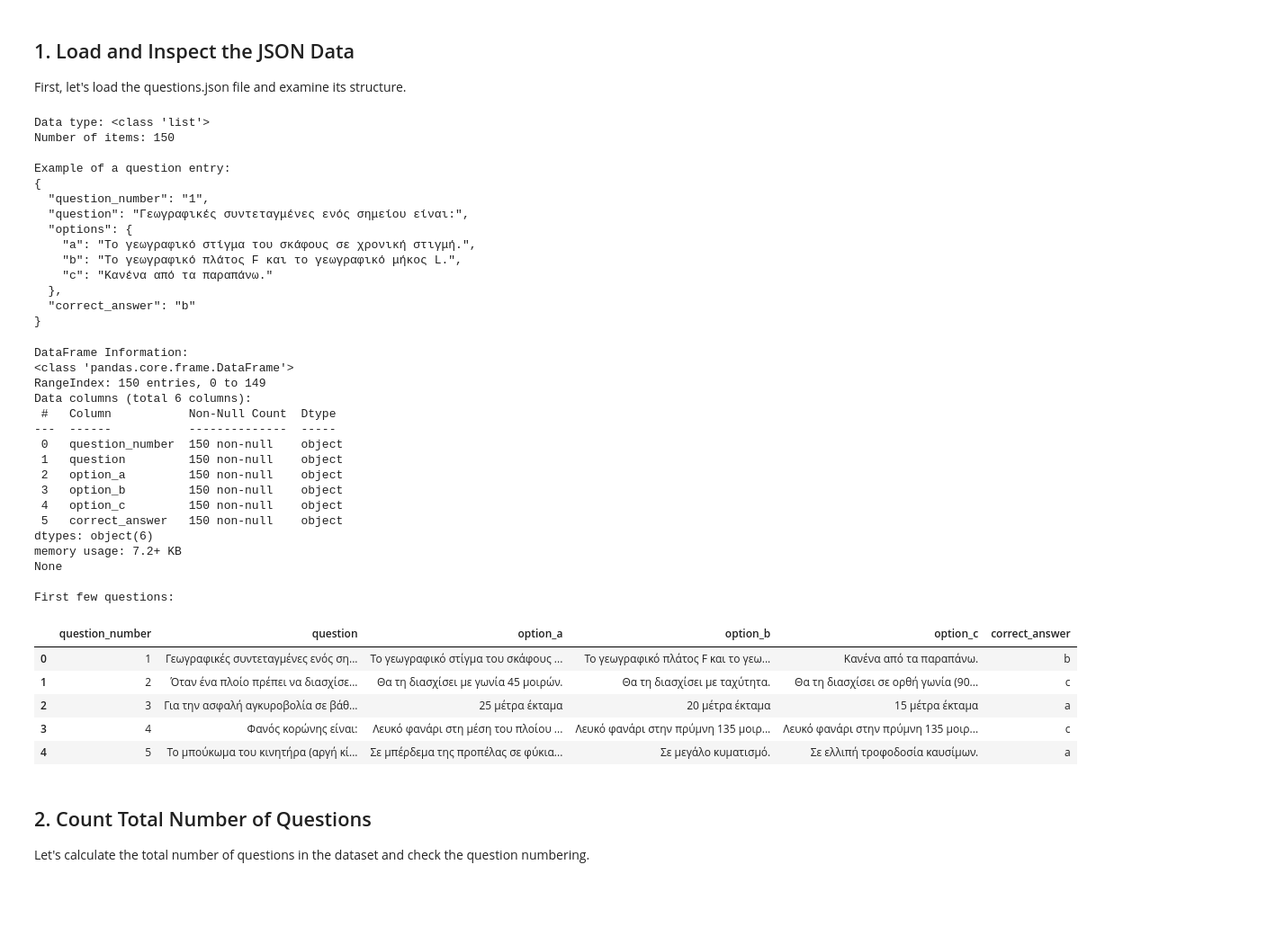
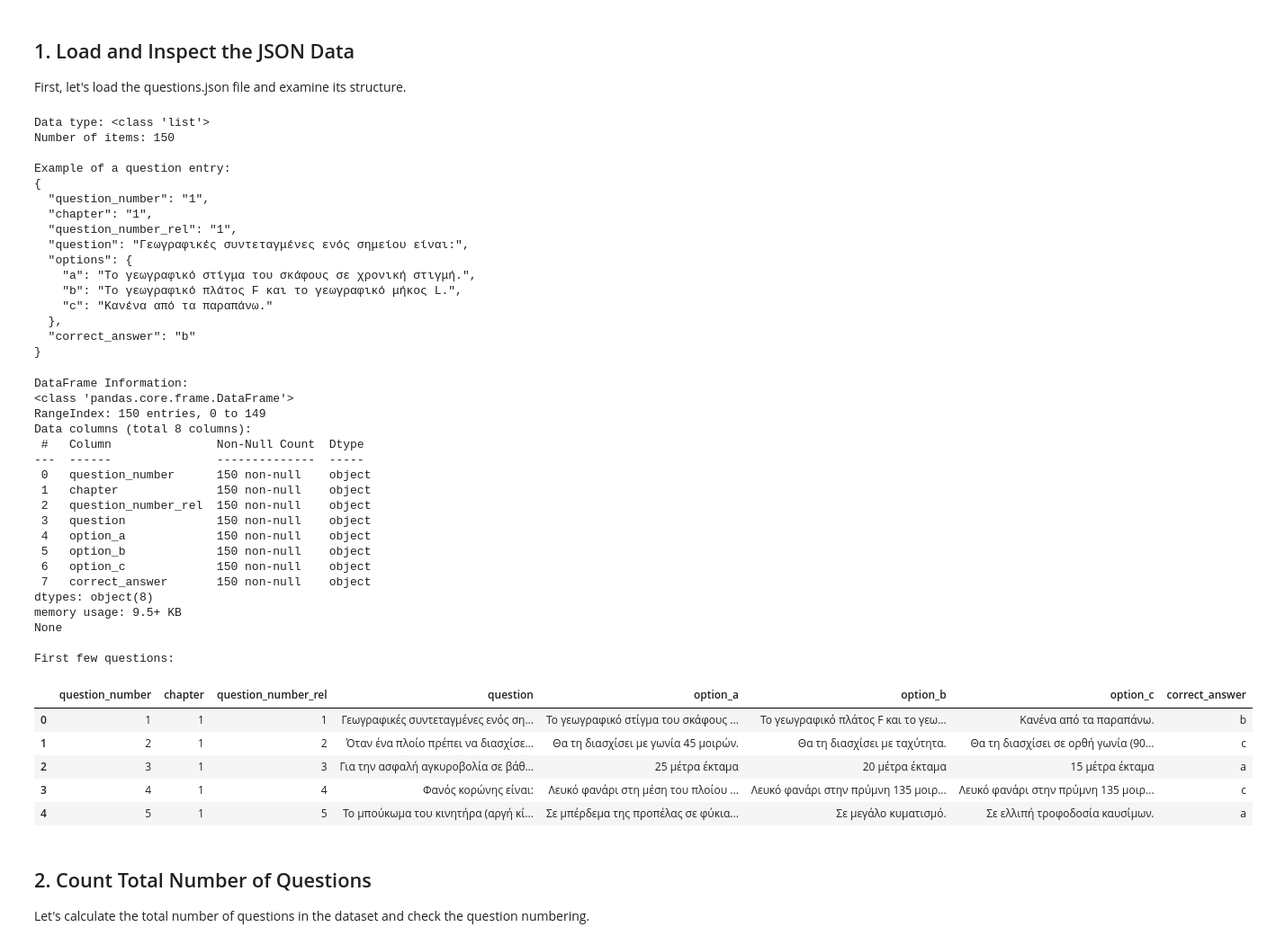
Before and after one commit to ibalampanis/boat-licence-quiz, a Jupyter notebook: quiz_analysis.ipynb, the cells around one changed output. Shown at 90% size. Saved outputs shown, nothing was run; the diff lists cells and outputs as text; code cells hidden in the pictures; blank space fills up the shorter version.

```diff
--- a/quiz_analysis.ipynb
+++ b/quiz_analysis.ipynb
@@ -34,7 +34,7 @@ pd.set_option('display.max_columns', None)
 First, let's load the questions.json file and examine its structure.
 # %%
 # Load the questions from the JSON file
-with open('questions_with_answers.json', 'r', encoding='utf-8') as f:
+with open('questions.json', 'r', encoding='utf-8') as f:
     questions = json.load(f)
 
 # Display the first question to understand the structure
@@ -49,6 +49,8 @@ Number of items: 150
 Example of a question entry:
 {
   "question_number": "1",
+  "chapter": "1",
+  "question_number_rel": "1",
   "question": "Γεωγραφικές συντεταγμένες ενός σημείου είναι:",
   "options": {
     "a": "Το γεωγραφικό στίγμα του σκάφους σε χρονική στιγμή.",
@@ -61,50 +63,54 @@ Example of a question entry:
 # Convert the questions to a pandas DataFrame for easier analysis
 # First, extract the options to separate columns
 questions_processed = []
 
 for question in questions:
     q_dict = {
         'question_number': question['question_number'],
+        'chapter': question['chapter'],
+        'question_number_rel': question['question_number_rel'],
         'question': question['question'],
         'option_a': question['options'].get('a', None),
         'option_b': question['options'].get('b', None),
         'option_c': question['options'].get('c', None),
         'correct_answer': question['correct_answer']
     }
     questions_processed.append(q_dict)
 
 # Create DataFrame
 df = pd.DataFrame(questions_processed)
 
 # Display DataFrame info and first few rows
 print("DataFrame Information:")
 print(df.info())
 print("\nFirst few questions:")
 df.head()
 # %% [output]
 DataFrame Information:
 <class 'pandas.core.frame.DataFrame'>
 RangeIndex: 150 entries, 0 to 149
-Data columns (total 6 columns):
- #   Column           Non-Null Count  Dtype
----  ------           --------------  -----
- 0   question_number  150 non-null    object
- 1   question         150 non-null    object
- 2   option_a         150 non-null    object
- 3   option_b         150 non-null    object
- 4   option_c         150 non-null    object
- 5   correct_answer   150 non-null    object
-dtypes: object(6)
-memory usage: 7.2+ KB
+Data columns (total 8 columns):
+ #   Column               Non-Null Count  Dtype
+---  ------               --------------  -----
+ 0   question_number      150 non-null    object
+ 1   chapter              150 non-null    object
+ 2   question_number_rel  150 non-null    object
+ 3   question             150 non-null    object
+ 4   option_a             150 non-null    object
+ 5   option_b             150 non-null    object
+ 6   option_c             150 non-null    object
+ 7   correct_answer       150 non-null    object
+dtypes: object(8)
+memory usage: 9.5+ KB
 None
 
 First few questions:
-|  | question_number | question | option_a | option_b | option_c | correct_answer |
-| 0 | 1 | Γεωγραφικές συντεταγμένες ενός ση... | Το γεωγραφικό στίγμα του σκάφους ... | Το γεωγραφικό πλάτος F και το γεω... | Κανένα από τα παραπάνω. | b |
-| 1 | 2 | Όταν ένα πλοίο πρέπει να διασχίσε... | Θα τη διασχίσει με γωνία 45 μοιρών. | Θα τη διασχίσει με ταχύτητα. | Θα τη διασχίσει σε ορθή γωνία (90... | c |
-| 2 | 3 | Για την ασφαλή αγκυροβολία σε βάθ... | 25 μέτρα έκταμα | 20 μέτρα έκταμα | 15 μέτρα έκταμα | a |
-| 3 | 4 | Φανός κορώνης είναι: | Λευκό φανάρι στη μέση του πλοίου ... | Λευκό φανάρι στην πρύμνη 135 μοιρ... | Λευκό φανάρι στην πρύμνη 135 μοιρ... | c |
-| 4 | 5 | Το μπούκωμα του κινητήρα (αργή κί... | Σε μπέρδεμα της προπέλας σε φύκια... | Σε μεγάλο κυματισμό. | Σε ελλιπή τροφοδοσία καυσίμων. | a |
+|  | question_number | chapter | question_number_rel | question | option_a | option_b | option_c | correct_answer |
+| 0 | 1 | 1 | 1 | Γεωγραφικές συντεταγμένες ενός ση... | Το γεωγραφικό στίγμα του σκάφους ... | Το γεωγραφικό πλάτος F και το γεω... | Κανένα από τα παραπάνω. | b |
+| 1 | 2 | 1 | 2 | Όταν ένα πλοίο πρέπει να διασχίσε... | Θα τη διασχίσει με γωνία 45 μοιρών. | Θα τη διασχίσει με ταχύτητα. | Θα τη διασχίσει σε ορθή γωνία (90... | c |
+| 2 | 3 | 1 | 3 | Για την ασφαλή αγκυροβολία σε βάθ... | 25 μέτρα έκταμα | 20 μέτρα έκταμα | 15 μέτρα έκταμα | a |
+| 3 | 4 | 1 | 4 | Φανός κορώνης είναι: | Λευκό φανάρι στη μέση του πλοίου ... | Λευκό φανάρι στην πρύμνη 135 μοιρ... | Λευκό φανάρι στην πρύμνη 135 μοιρ... | c |
+| 4 | 5 | 1 | 5 | Το μπούκωμα του κινητήρα (αργή κί... | Σε μπέρδεμα της προπέλας σε φύκια... | Σε μεγάλο κυματισμό. | Σε ελλιπή τροφοδοσία καυσίμων. | a |
 # %% [markdown]
 ## 2. Count Total Number of Questions
 
```
Also changed, not shown: parts of 5 cells of this notebook, 6 other files.
